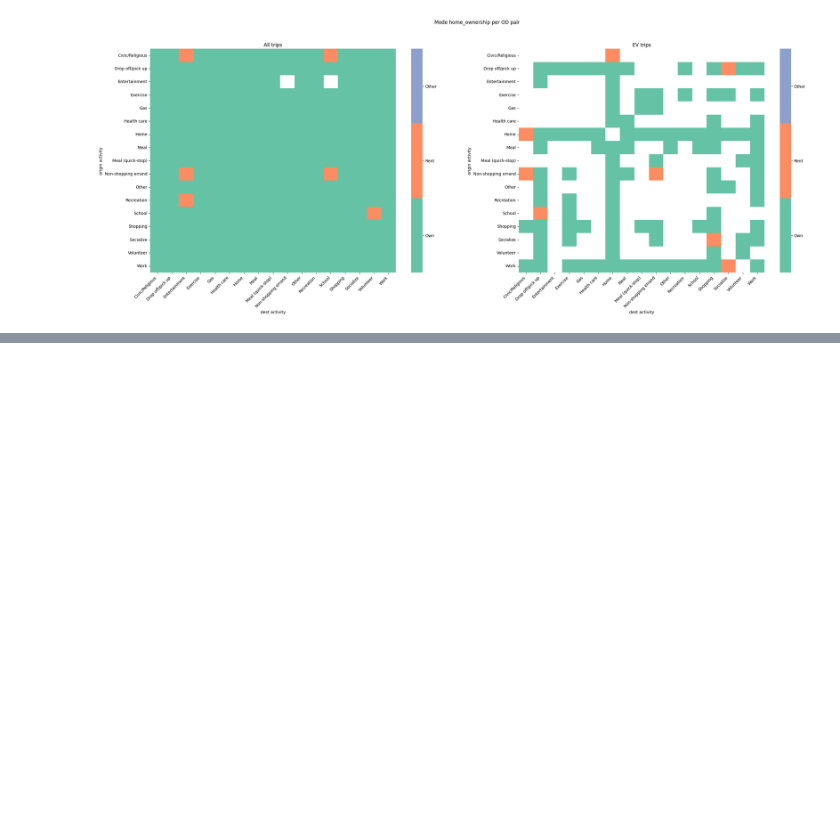
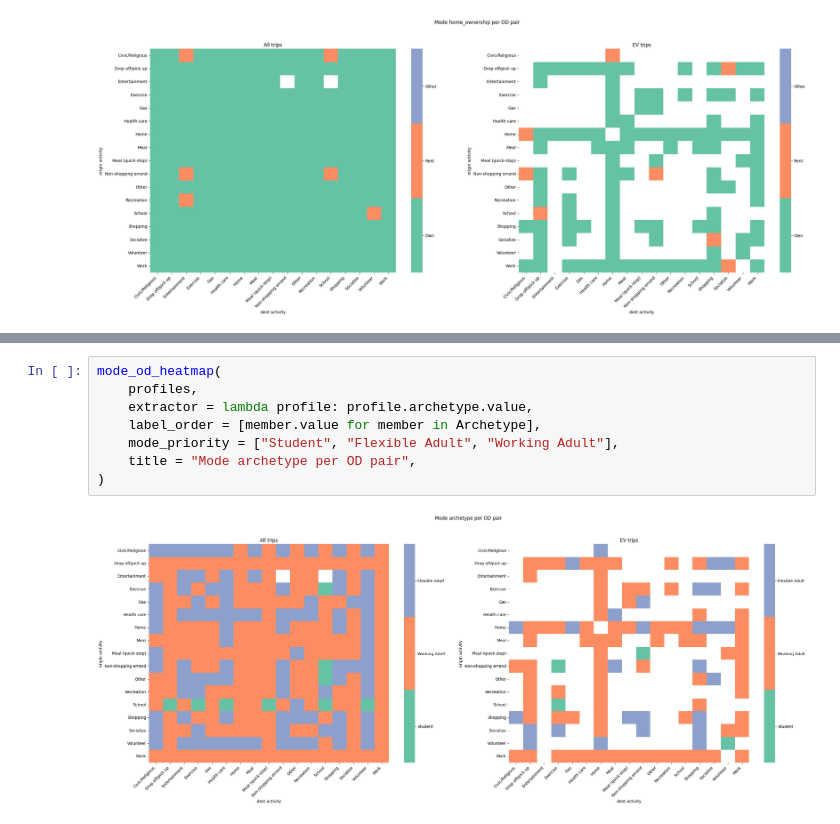
Before and after one commit to pengu-rengu/ev_digital_city, a Jupyter notebook: notebooks/od_analysis.ipynb, the cells around one changed output, grey strips where cells are left out. Drawn from its saved outputs; the diff is of its cells as text; blank space fills up the shorter version.

```diff
--- a/notebooks/profile_analysis.ipynb
+++ b/notebooks/od_analysis.ipynb
@@ -259,0 +365,10 @@ mode_od_heatmap(
+# %%
+mode_od_heatmap(
+    profiles,
+    extractor = lambda profile: profile.archetype.value,
+    label_order = [member.value for member in Archetype],
+    mode_priority = ["Student", "Flexible Adult", "Working Adult"],
+    title = "Mode archetype per OD pair",
+)
+# %% [output]
+[figure, added]
```
Also changed, not shown: parts of 8 cells of this notebook.
